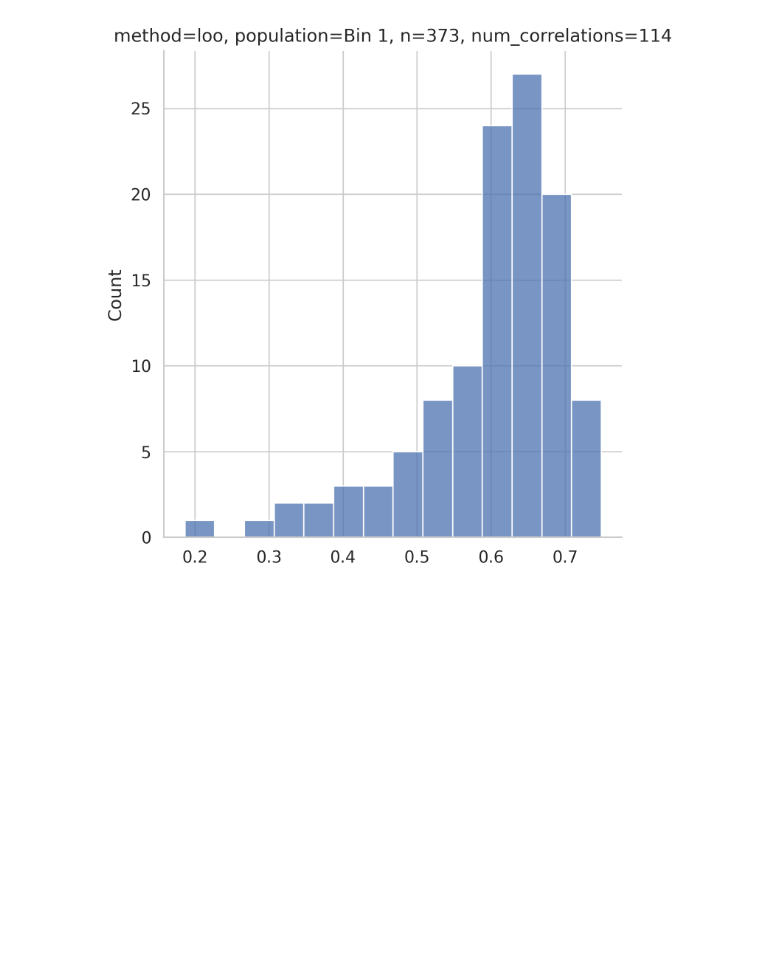
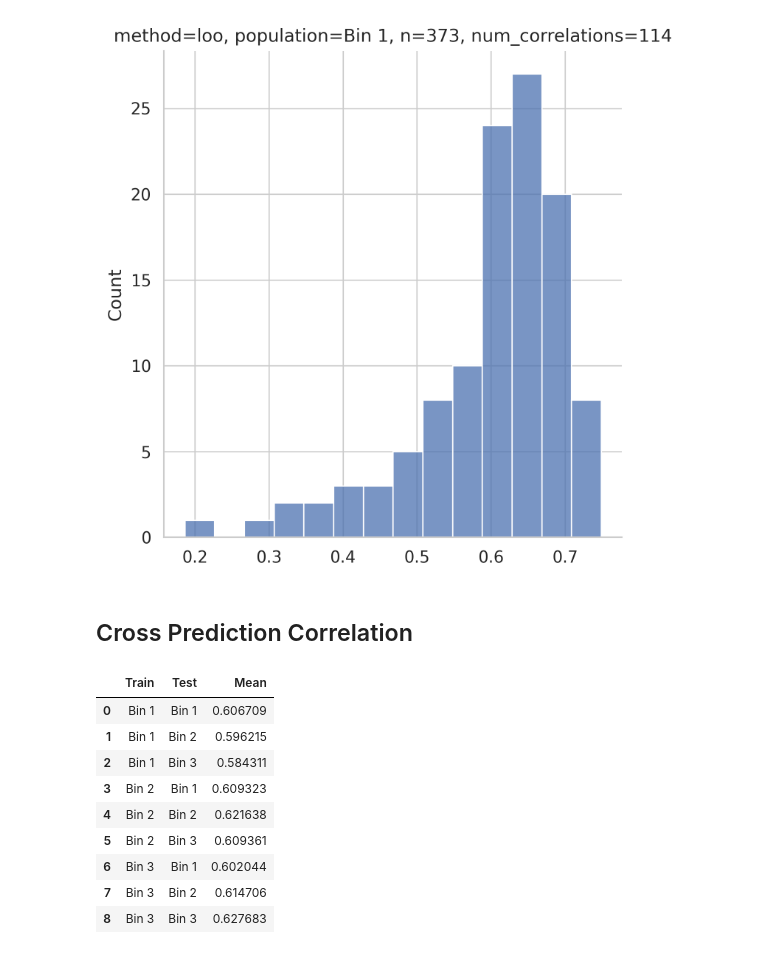
Before and after one commit to Brian-Pho/MSc_Research-Project, a Jupyter notebook: src/Preprocessing/Correlation Between Samples.ipynb, the cells around one changed output. Saved outputs shown, nothing was run; the diff lists cells and outputs as text; code cells hidden in the pictures; blank space fills up the shorter version.

```diff
--- a/src/Preprocessing/Correlation Between Samples.ipynb
+++ b/src/Preprocessing/Correlation Between Samples.ipynb
@@ -105,3 +108,35 @@ g.ax.set_title(f'method=loo, population={population}, n={len(X)}, num_correlatio
 # %% [output]
 Text(0.5, 1.0, 'method=loo, population=Bin 1, n=373, num_correlations=114')
 [figure]
+# %% [markdown]
+## Cross Prediction Correlation
+# %%
+bin_means = [(np.mean(X_bin, axis=0), bin_label) for X_bin, bin_label in zip(X_bins, bin_labels)]
+cross_pred_corr = []
+
+for X_bin, bin_label in zip(X_bins, bin_labels):
+    for bin_mean, bin_mean_label in bin_means:
+#         if bin_label == bin_mean_label:
+#             continue
+
+        bin_correlations = [stats.pearsonr(sample, bin_mean)[0] for sample in X_bin]
+        bin_mean_corr = np.mean(bin_correlations)
+#         print(f'{bin_label} -> {bin_mean_label} Mean: {bin_mean_corr}')
+        cross_pred_corr.append({'Train': bin_label, 'Test': bin_mean_label, 'Mean': bin_mean_corr})
+#         g = sns.displot(bin_correlations)
+#         g.ax.set_title(f'{bin_label} -> {bin_mean_label} Mean')
+#     print('---')
+
+df = pd.DataFrame(cross_pred_corr)
+display(df)
+# %% [output]
+|  | Train | Test | Mean |
+| 0 | Bin 1 | Bin 1 | 0.606709 |
+| 1 | Bin 1 | Bin 2 | 0.596215 |
+| 2 | Bin 1 | Bin 3 | 0.584311 |
+| 3 | Bin 2 | Bin 1 | 0.609323 |
+| 4 | Bin 2 | Bin 2 | 0.621638 |
+| 5 | Bin 2 | Bin 3 | 0.609361 |
+| 6 | Bin 3 | Bin 1 | 0.602044 |
+| 7 | Bin 3 | Bin 2 | 0.614706 |
+| 8 | Bin 3 | Bin 3 | 0.627683 |
```
Also changed, not shown: parts of 5 cells of this notebook, 10 other files.
